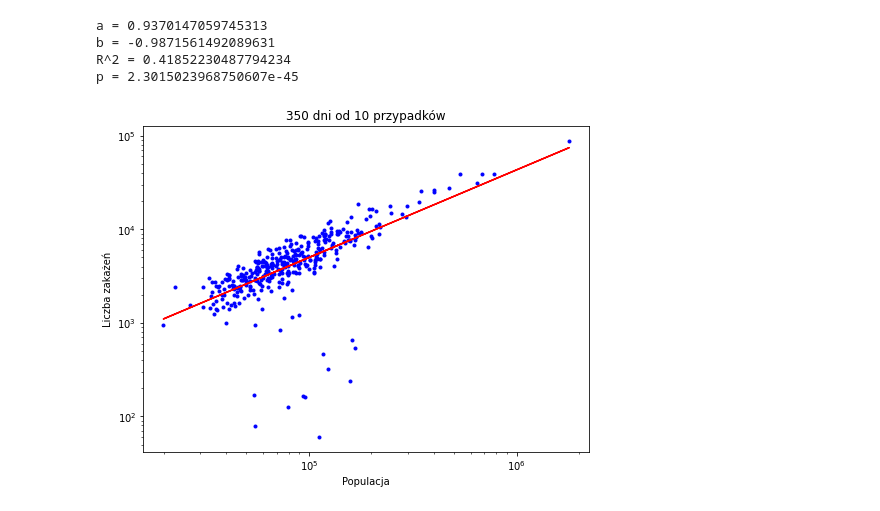
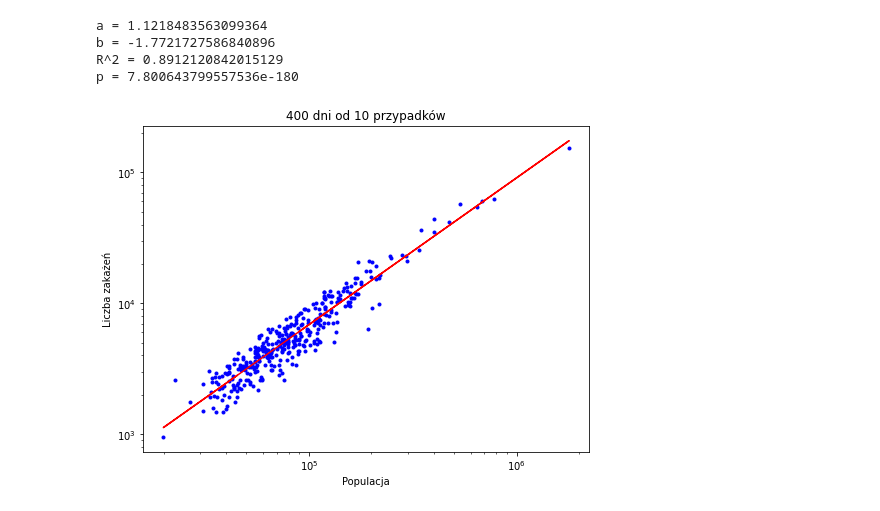
Before and after one commit to mis723/Analiza-COVID-w-Polsce, a Jupyter notebook: analiza_danych.ipynb, the cells around one changed output. Saved outputs shown, nothing was run; the diff lists cells and outputs as text; code cells hidden in the pictures.

```diff
--- a/analiza_danych.ipynb
+++ b/analiza_danych.ipynb
@@ -147,19 +147,19 @@ p = 1.8701109682572705e-182
 # %%
 #Wykres całkowitej liczby przypadków od populacji dla wybranego dnia pandemii razem z dopasowaniem
 #skala log-log
 
-pandemic_day_num = 350
+pandemic_day_num = 400
 x = infections.loc[infections['pandemic_day'] == pandemic_day_num, 'population']
 y = infections.loc[infections['pandemic_day'] == pandemic_day_num, 'infected_total']
 
 a, b, r, p, std_err = fit_n_plot_loglog_scipy(x, y, str(pandemic_day_num)+" dni od 10 przypadków", "Populacja", "Liczba zakażeń")
 print("a = "+str(a))
 print("b = "+str(b))
 print("R^2 = "+str(r*r))
 print("p = "+str(p))
 # %% [output]
-a = 0.9370147059745313
-b = -0.9871561492089631
-R^2 = 0.41852230487794234
-p = 2.3015023968750607e-45
+a = 1.1218483563099364
+b = -1.7721727586840896
+R^2 = 0.8912120842015129
+p = 7.800643799557536e-180
-[figure, old version]
+[figure, new version]
```
Also changed, not shown: parts of 35 cells of this notebook.
